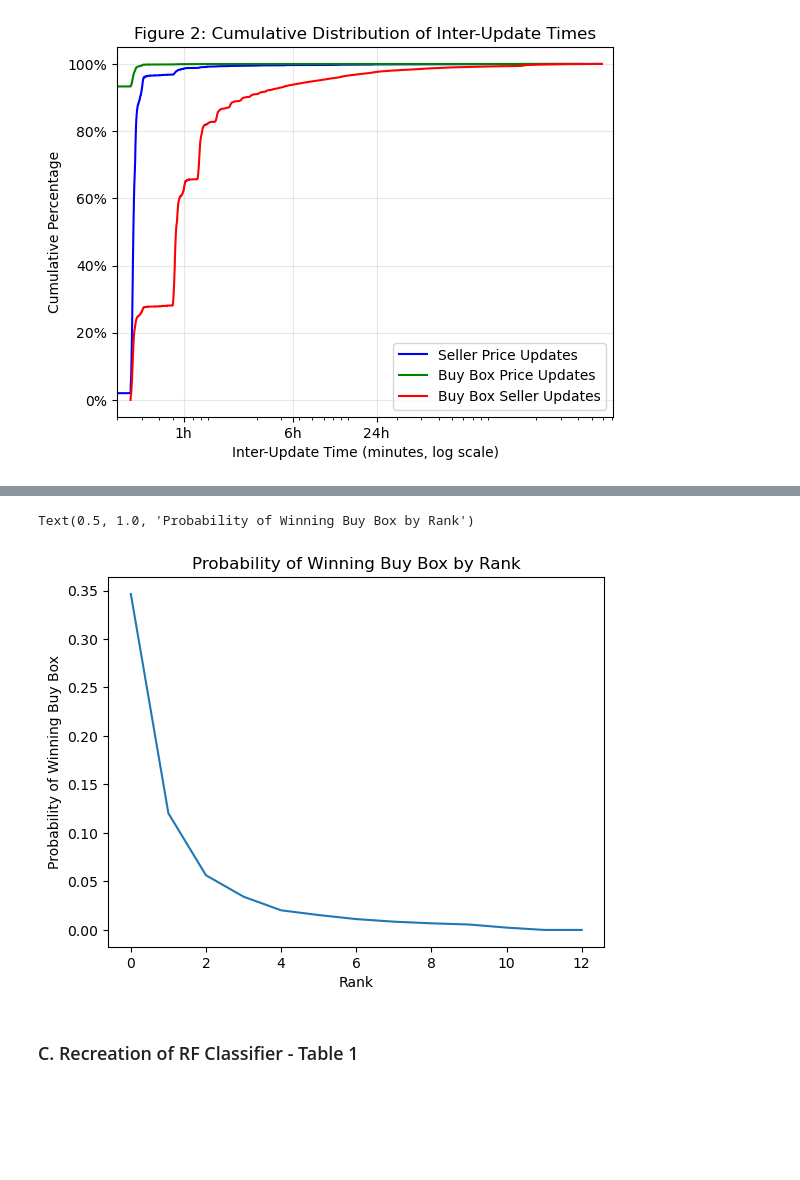
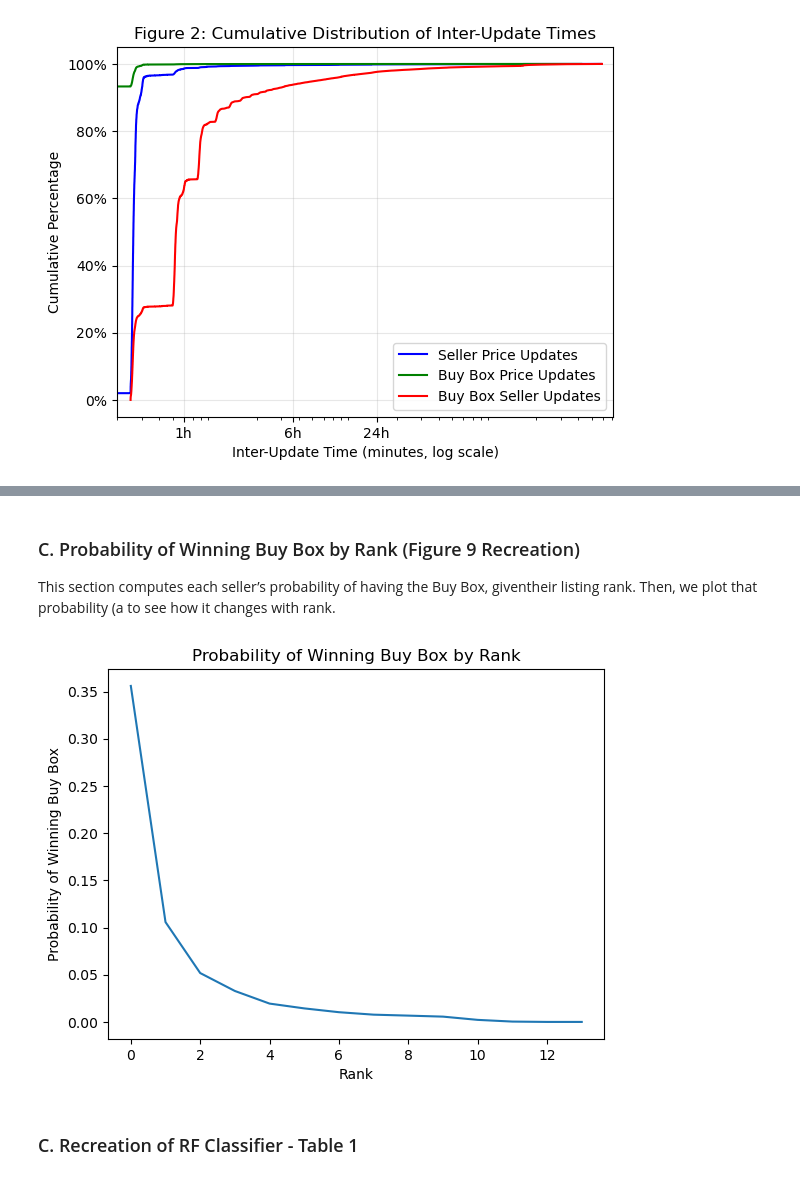
Before and after one commit to ABeltrann/algoPricingResearch, a Jupyter notebook: eda.ipynb, the cells around one changed output, grey strips where cells are left out. Saved outputs shown, nothing was run; the diff lists cells and outputs as text; code cells hidden in the pictures; blank space fills up the shorter version.

```diff
--- a/eda.ipynb
+++ b/eda.ipynb
@@ -39,5 +22,14 @@ algo_sellers = pd.read_table("susp_sids_all_with_amazon.txt", header=None, names
 # %%
-# rename columns and merge prime/algo lists
-#crawl2.columns = ["pid", "epoc", "sid", "price", "sid_rating", "sid_pos_fb", "sid_rating_cnt", "shipping", "page", "rank", "pid_rating", "pid_rating_cnt", "is_fba", "is_prime", "bbox_sid", "bbox_price"]
-#crawl2["prime_seller"] = crawl2["sid"].isin(prime_sids["prime_sids"])
-#crawl2["algo_seller"] = crawl2["sid"].isin(algo_sellers["algo_sids"])
+# 1) Load the main crawl data, rename columns
+crawl2 = pd.read_table("crawl2.txt")
+crawl2.columns = ["pid", "epoc", "sid", "price", "sid_rating", "sid_pos_fb", "sid_rating_cnt", "shipping", "page", "rank", "pid_rating", "pid_rating_cnt", "is_fba", "is_prime", "bbox_sid", "bbox_price"]
+
+
+# 2) Load sets of prime seller IDs & algorithmic seller IDs
+prime_sids = pd.read_table("prime_sids.txt", header=None, names=["prime_sids"])
+algo_sellers = pd.read_table("susp_sids_all_with_amazon.txt", header=None, names=["algo_sids"])
+crawl2["prime_seller"] = crawl2["sid"].isin(prime_sids["prime_sids"])
+crawl2["algo_seller"] = crawl2["sid"].isin(algo_sellers["algo_sids"])
+
+# 3) Display a small sample of the crawl2 data to verify loading
+display(crawl2.head())
@@ -62,7 +61,7 @@ pidsandcount.head(5)
 | 681 | B00DJPK8PA | 30110 |
 | 63 | B0002E1P08 | 30100 |
 # %%
-# copy data and add timestamp column from epoc
+# 6) Create a copy of the data for further transformations
 crawl_data = crawl2.copy()
-crawl_data["timestamp"] = pd.to_datetime(crawl2['epoc'].astype(float), unit='s')
-crawl_data
+# 7) Convert epoch to a pandas datetime
+crawl_data["timestamp"] = pd.to_datetime(crawl_data["epoc"].astype(float), unit='s')
@@ -213,12 +209,23 @@ crawl_data_winrate_by_rank
+# %% [markdown]
+### C. Probability of Winning Buy Box by Rank (Figure 9 Recreation)
+
+This section computes each seller’s probability of having the Buy Box, giventheir listing rank. Then, we plot that probability (a to see how it changes with rank.
 # %%
-# plot of winrate by rank
-plt.plot(crawl_data_sample_winrate_by_rank.index, crawl_data_sample_winrate_by_rank['wonbbox'], linestyle='-')
+# 1) Create a "wonbbox" column: True if 'sid' is the same as the 'bbox_sid'
+crawl_data["wonbbox"] = crawl_data["bbox_sid"] == crawl_data["sid"]
+
+# 2) Group by rank, compute the mean of "wonbbox"
+crawl_data_winrate_by_rank = crawl_data.groupby("rank").agg({"wonbbox" : "mean"})
+
+# 3) Plot the results
+plt.figure()
+plt.plot(crawl_data_winrate_by_rank.index, crawl_data_winrate_by_rank.values, linestyle='-')
 plt.xlabel('Rank')
 plt.ylabel('Probability of Winning Buy Box')
 plt.title('Probability of Winning Buy Box by Rank')
+plt.show()
 # %% [output]
-Text(0.5, 1.0, 'Probability of Winning Buy Box by Rank')
-[figure, old version]
+[figure, new version]
 # %% [markdown]
 ### C. Recreation of RF Classifier - Table 1
 # %%
```
Also changed, not shown: parts of 43 cells of this notebook.
